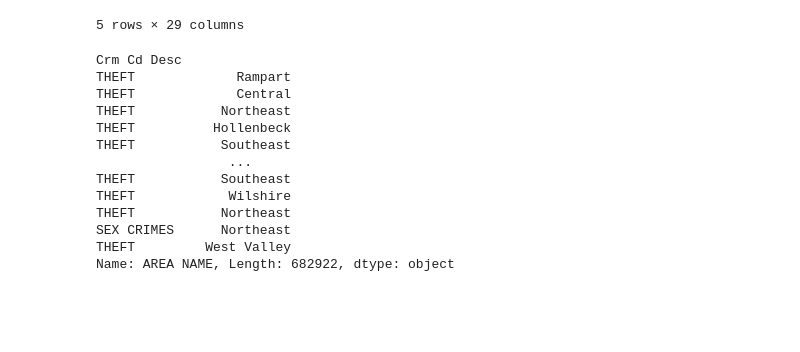
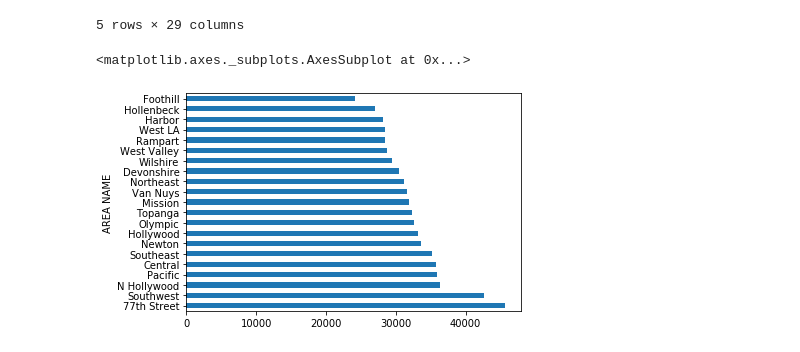
Before and after one commit to dcchacon/WhoRunTheWorldProject, a Jupyter notebook: crime_data_clean_fg.ipynb, the cells around one changed output. Saved outputs shown, nothing was run; the diff lists cells and outputs as text; code cells hidden in the pictures; blank space fills up the shorter version.

```diff
--- a/crime_data_clean_fg.ipynb
+++ b/crime_data_clean_fg.ipynb
@@ -90,36 +90,9 @@ crime_data_clean_df.head()
 5 rows × 29 columns
 # %%
 #Finding the area in Los Angeles with highest Crime rate
-crimes_df=crime_data_clean_df.set_index('Crm Cd Desc')
-crimes_df['AREA NAME']
+count_by_area=crime_data_clean_df['AREA NAME'].value_counts()
 
-# Calculate the theft crimes per area
-# theft_count=crimes_df[['THEFT'],['AREA NAME']]
-# theft_count
-
-# crime_per_area=crime_data_clean_df.groupby('AREA NAME')
-# crime_per_area['AREA NAME','Crm Cd Desc'].head()
-
-
-# (     crime_data_clean_df["AREA.NAME"]
-#      .groupby(data["AnewArrestDateTime = converttodate()
-#                    data = data.drop("ArrestDateTime", axis=1)
-# data["ArrestDateTime"] = newArrestDateTimeREA.NAME"])
-#      .count()
-#      .sort_values(ascending=False)
-#      .plot(kind="barh")
-# )
+crime_data_clean_df["AREA NAME"].groupby(crime_data_clean_df["AREA NAME"]).count().sort_values(ascending=False).plot(kind="barh")
 # %% [output]
-Crm Cd Desc
-THEFT             Rampart
-THEFT             Central
-THEFT           Northeast
-THEFT          Hollenbeck
-THEFT           Southeast
-                 ...
-THEFT           Southeast
-THEFT            Wilshire
-THEFT           Northeast
-SEX CRIMES      Northeast
-THEFT         West Valley
-Name: AREA NAME, Length: 682922, dtype: object
+<matplotlib.axes._subplots.AxesSubplot at 0x...>
+[figure, added]
```
Also changed, not shown: parts of 2 cells of this notebook.
